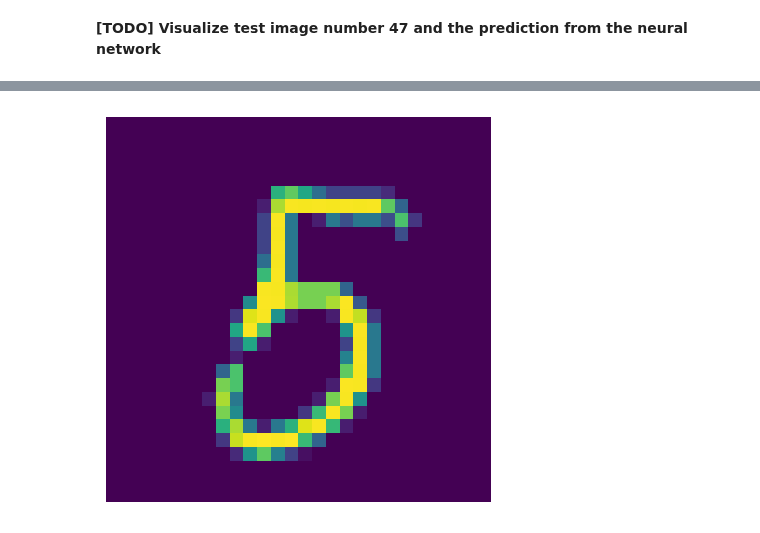
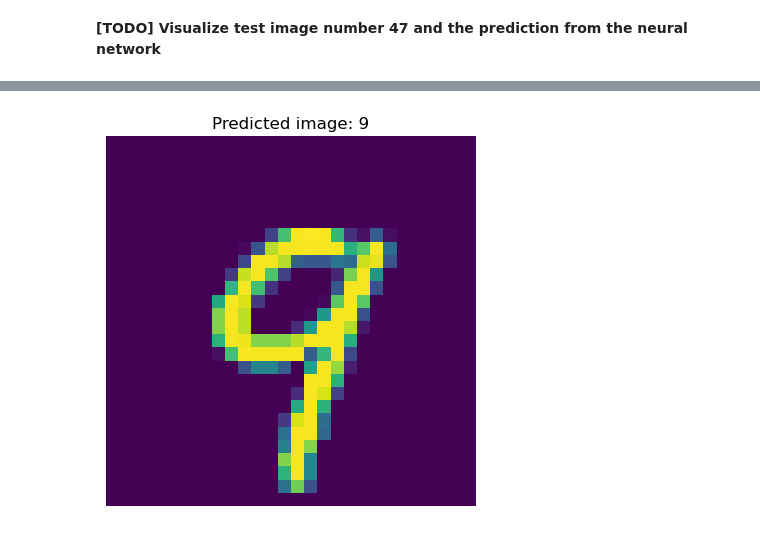
Before and after one commit to steurendo/SLNN, a Jupyter notebook: NN/Lab1/Lab1.ipynb, the cells around one changed output, grey strips where cells are left out. Drawn from its saved outputs; the diff is of its cells as text; code cells hidden in the pictures.

```diff
--- a/NN/Lab1/Lab1.ipynb
+++ b/NN/Lab1/Lab1.ipynb
@@ -71,6 +71,7 @@ model.compile(optimizer=tf.keras.optimizers.Adam(0.01), loss='sparse_categorical
 # %% [markdown]
 **[TODO] Train the Keras model**
 # %%
-model.fit(x_train, y_train, batch_size=64, epochs=3, validation_data=(x_test, y_test), callbacks=[tensorboard_callback])
+# model.fit(x_train, y_train, batch_size=64, epochs=3, validation_data=(x_test, y_test), callbacks=[tensorboard_callback])
+model.fit(x_train, y_train, batch_size=64, epochs=3, callbacks=[tensorboard_callback])
 # %% [output]
 Epoch 1/3
@@ -82,5 +83,6 @@ Epoch 3/3
 <keras.callbacks.History at 0x...>
 # %%
-model.fit(x_train, y_train, batch_size=256, epochs=3, validation_data=(x_test, y_test), callbacks=[tensorboard_callback])
+# model.fit(x_train, y_train, batch_size=256, epochs=3, validation_data=(x_test, y_test), callbacks=[tensorboard_callback])
+model.fit(x_train, y_train, batch_size=256, epochs=3, callbacks=[tensorboard_callback])
 # %% [output]
 Epoch 1/3
@@ -130,9 +127,12 @@ model.evaluate(x_test, y_test)
 **[TODO] Visualize test image number 47 and the prediction from the neural network**
 # %%
 # Showing the image
-img_number = 45
-plt.figure(figsize=(5, 5))
+img_number = 12
+plt.figure()
 plt.imshow(x_test[img_number])
 plt.axis('off')
+oh_label = model.predict(np.array([x_test[img_number]]))
+y_hat = np.argmax(oh_label)
+plt.title(f'Predicted image: {y_hat}')
 plt.show()
 # %% [output]
@@ -139 +140 @@ plt.show()
-[figure, old version]
+[figure, new version]
```
Also changed, not shown: parts of 7 cells of this notebook, 1 other file.
